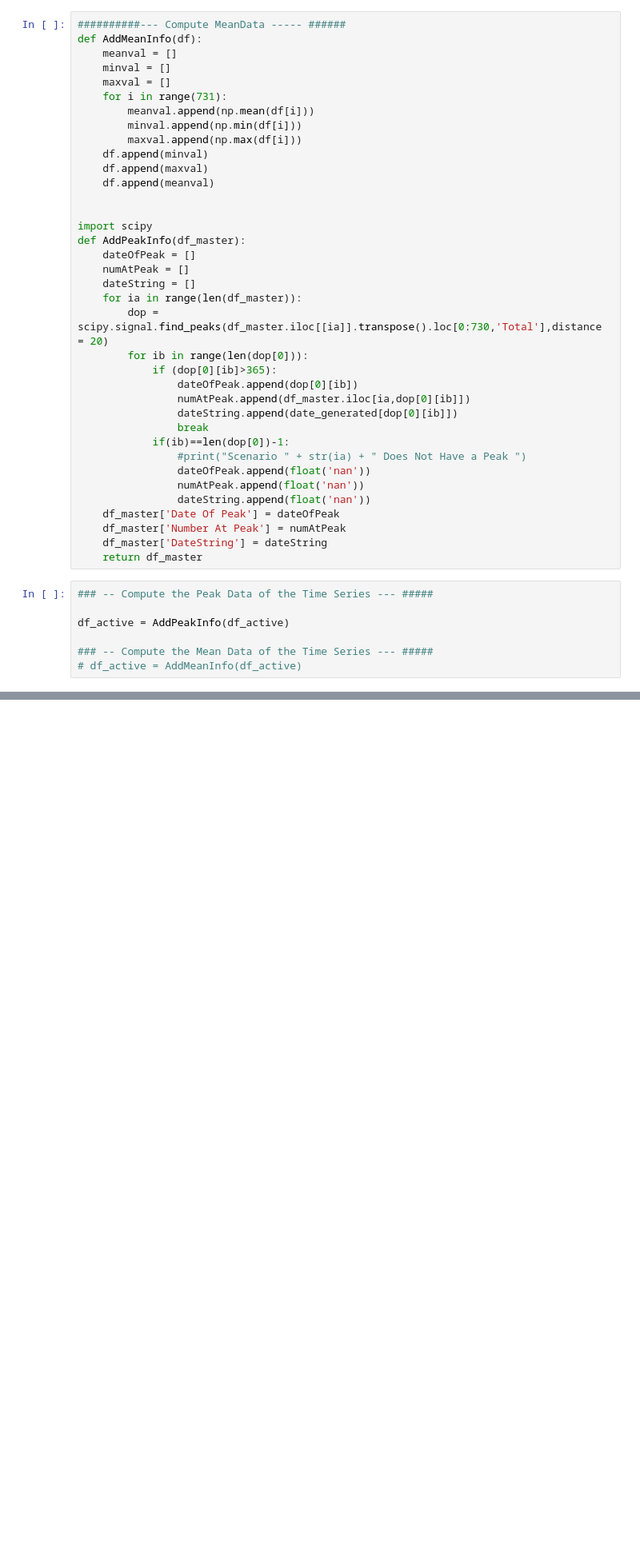
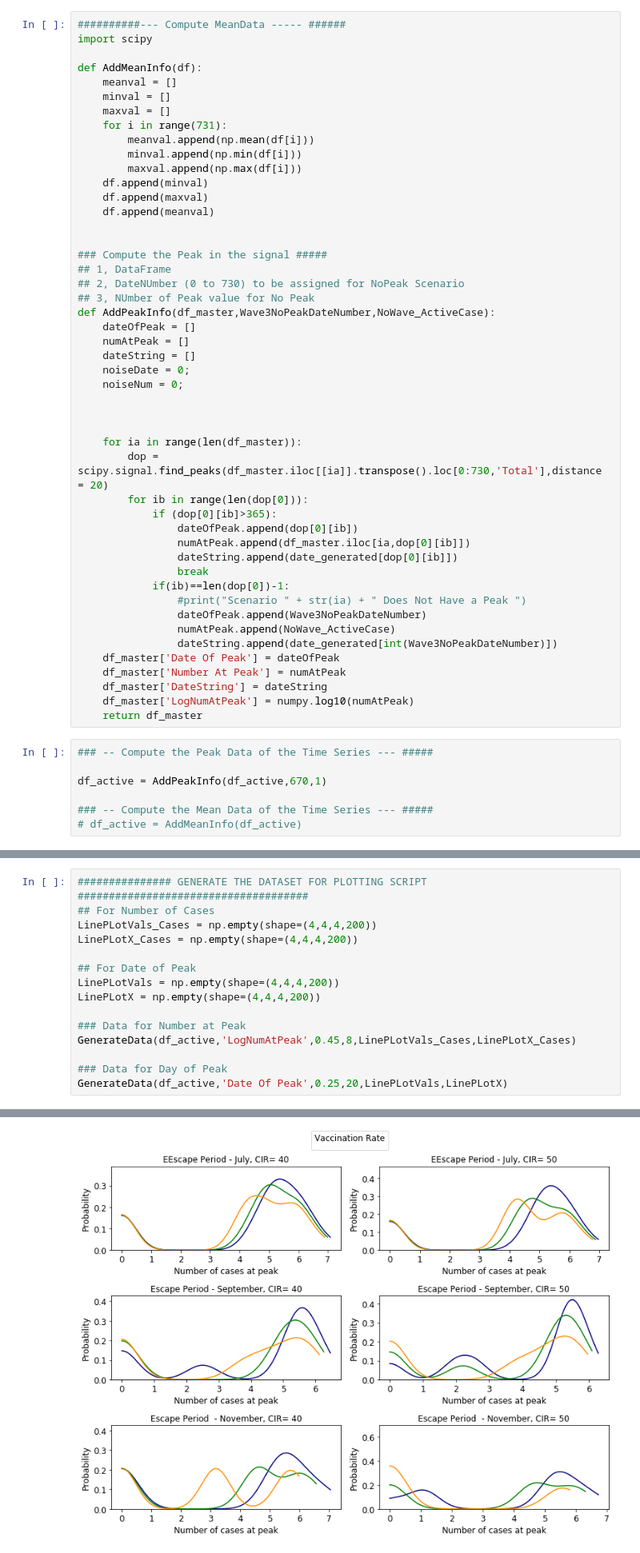
Before and after one commit to thivinanandh/covidPlotWave3, a Jupyter notebook: Thivin.ipynb, the cells around one changed output, grey strips where cells are left out. Shown at 80% size. Saved outputs shown, nothing was run; the diff lists cells and outputs as text; blank space fills up the shorter version.

Commit message:
Color schemes fitted for Scatter and CIR PLOTS, Added functions in thivin.ipynb

```diff
--- a/Thivin.ipynb
+++ b/Thivin.ipynb
@@ -205,6 +205,8 @@ def timeSeriesPlot(X,Y,df,hue,scale,cut):
                 height=4, aspect=.9,scale=scale,cut=cut,bw=bandwidth);
 # %%
 ##########--- Compute MeanData ----- ######
+import scipy
+
 def AddMeanInfo(df):
     meanval = []
     minval = []
@@ -218,11 +220,19 @@ def AddMeanInfo(df):
     df.append(meanval)
 
 
-import scipy
-def AddPeakInfo(df_master):
+### Compute the Peak in the signal #####
+## 1, DataFrame
+## 2, DateNUmber (0 to 730) to be assigned for NoPeak Scenario
+## 3, NUmber of Peak value for No Peak
+def AddPeakInfo(df_master,Wave3NoPeakDateNumber,NoWave_ActiveCase):
     dateOfPeak = []
     numAtPeak = []
     dateString = []
+    noiseDate = 0;
+    noiseNum = 0;
+
+
+
     for ia in range(len(df_master)):
         dop = scipy.signal.find_peaks(df_master.iloc[[ia]].transpose().loc[0:730,'Total'],distance = 20)
         for ib in range(len(dop[0])):
@@ -233,17 +243,18 @@ def AddPeakInfo(df_master):
                 break
             if(ib)==len(dop[0])-1:
                 #print("Scenario " + str(ia) + " Does Not Have a Peak ")
-                dateOfPeak.append(float('nan'))
-                numAtPeak.append(float('nan'))
-                dateString.append(float('nan'))
+                dateOfPeak.append(Wave3NoPeakDateNumber)
+                numAtPeak.append(NoWave_ActiveCase)
+                dateString.append(date_generated[int(Wave3NoPeakDateNumber)])
     df_master['Date Of Peak'] = dateOfPeak
     df_master['Number At Peak'] = numAtPeak
     df_master['DateString'] = dateString
+    df_master['LogNumAtPeak'] = numpy.log10(numAtPeak)
     return df_master
 # %%
 ### -- Compute the Peak Data of the Time Series --- #####
 
-df_active = AddPeakInfo(df_active)
+df_active = AddPeakInfo(df_active,670,1)
 
 ### -- Compute the Mean Data of the Time Series --- #####
 # df_active = AddMeanInfo(df_active)
@@ -417,0 +324,16 @@ SyntaxError: invalid syntax (584893304.py, line 58)
+# %%
+############### GENERATE THE DATASET FOR PLOTTING SCRIPT #####################################
+## For Number of Cases
+LinePLotVals_Cases = np.empty(shape=(4,4,4,200))
+LinePLotX_Cases = np.empty(shape=(4,4,4,200))
+
+## For Date of Peak
+LinePLotVals = np.empty(shape=(4,4,4,200))
+LinePLotX = np.empty(shape=(4,4,4,200))
+
+### Data for Number at Peak
+GenerateData(df_active,'LogNumAtPeak',0.45,8,LinePLotVals_Cases,LinePLotX_Cases)
+
+### Data for Day of Peak
+GenerateData(df_active,'Date Of Peak',0.25,20,LinePLotVals,LinePLotX)
+# %% [output]
@@ -417,0 +358 @@ SyntaxError: invalid syntax (584893304.py, line 58)
+[figure, added]
```
Also changed, not shown: parts of 12 cells of this notebook, 2 other files.
